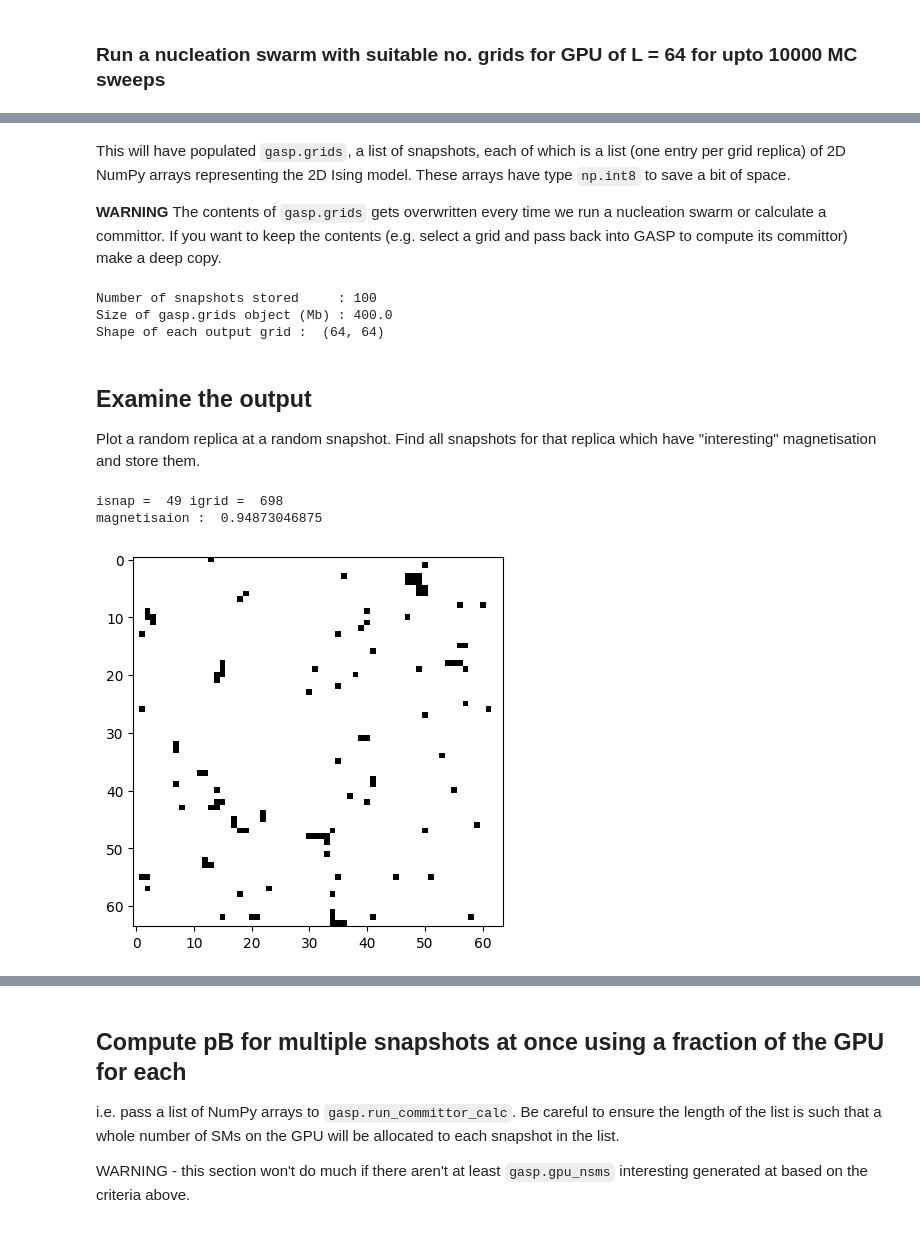
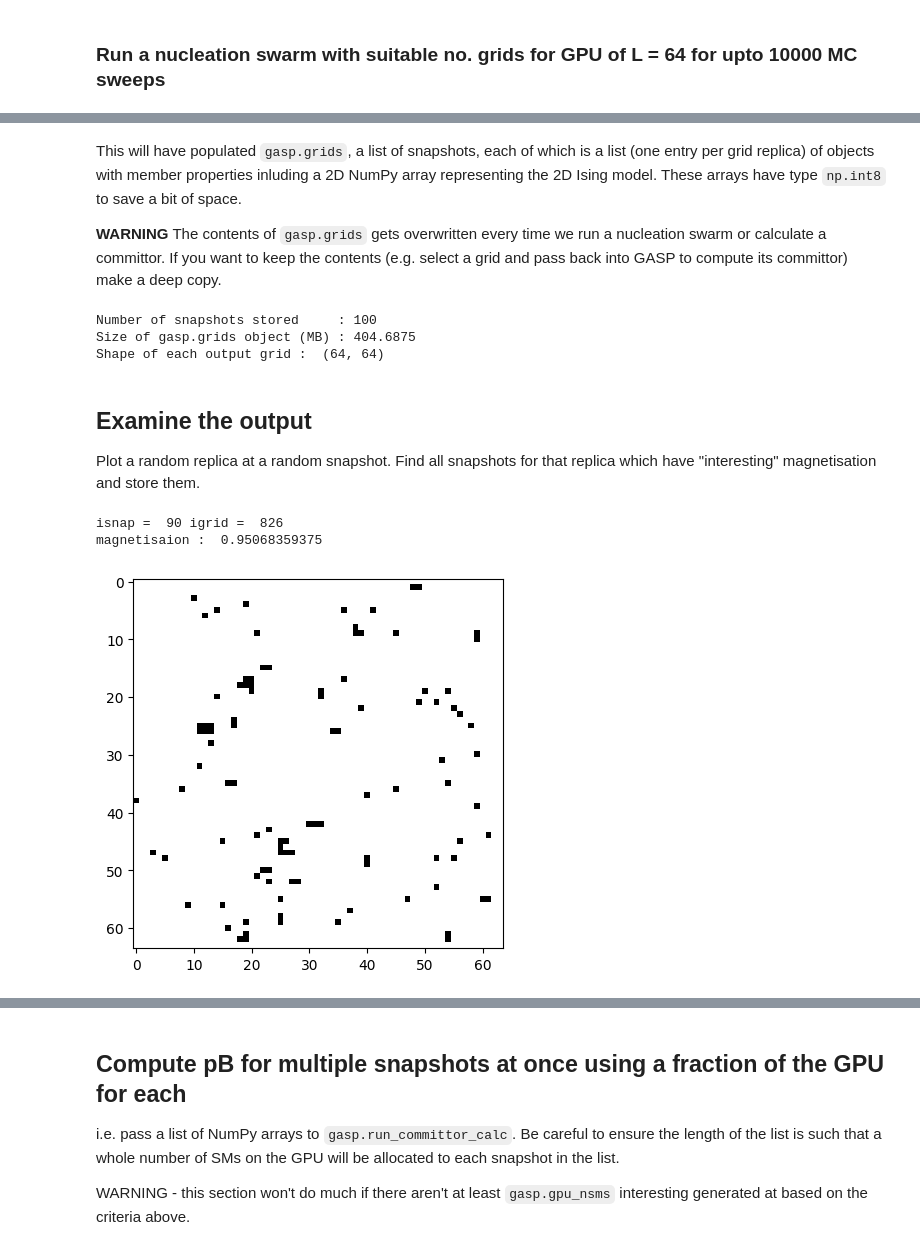
Before and after one commit to dquigley533/GPU_2DIsing, a Jupyter notebook: Jupyter/GASP_Tests.ipynb, the cells around one changed output, grey strips where cells are left out. Drawn from its saved outputs; the diff is of its cells as text; code cells hidden in the pictures.

```diff
--- a/Jupyter/GASP_Tests.ipynb
+++ b/Jupyter/GASP_Tests.ipynb
@@ -43,5 +49,5 @@ Wall time: 16.6 s
 # %% [markdown]
-This will have populated `gasp.grids`, a list of snapshots, each of which is a list (one entry per grid replica) of 2D NumPy arrays representing the 2D Ising model. These arrays have type `np.int8` to save a bit of space.
+This will have populated `gasp.grids`, a list of snapshots, each of which is a list (one entry per grid replica) of objects with member properties inluding a 2D NumPy array representing the 2D Ising model. These arrays have type `np.int8` to save a bit of space.
 
 **WARNING**
 The contents of `gasp.grids` gets overwritten every time we run a nucleation swarm or calculate a committor. If you want to keep the contents (e.g. select a grid and pass back into GASP to compute its committor) make a deep copy.
@@ -51,15 +57,16 @@ nsnaps = len(gasp.grids)
 print("Number of snapshots stored     :",nsnaps)
 
 bsize = sys.getsizeof(gasp.grids)
-print("Size of gasp.grids object (Mb) :",gasp.grids[0][0].size*gasp.grids[0][0].itemsize*len(gasp.grids)*len(gasp.grids[0])/(1024**2))
+print("Size of gasp.grids object (MB) :", (L*L*ngrids*len(gasp.grids) +
+                                           ngrids*len(gasp.grids)*sys.getsizeof(gasp.grids[0][0]))/(1024**2))
 
 #grid_nos = [ len(gasp.grids[i]) for i in range(nsnaps) ]
 #print("ngrids at each snapshot        :",grid_nos)
 
-print("Shape of each output grid : ", gasp.grids[4][0].shape)
+print("Shape of each output grid : ", gasp.grids[4][0].grid.shape)
 # %% [output]
 Number of snapshots stored     : 100
-Size of gasp.grids object (Mb) : 400.0
+Size of gasp.grids object (MB) : 404.6875
 Shape of each output grid :  (64, 64)
 # %% [markdown]
 ## Examine the output
@@ -71,18 +74,18 @@ def magnetisation(grid):
 # %%
 import matplotlib.pyplot as plt
 
 # Visualise a random grid at a random sweep
 isnap = np.random.randint(0, len(gasp.grids))
 igrid = np.random.randint(0, ngrids)
-grid_data = np.array(gasp.grids[isnap][igrid])
+grid_data = np.array(gasp.grids[isnap][igrid].grid)
 
 plt.imshow(grid_data, cmap='grey')
 print("isnap = ", isnap, "igrid = ",igrid)
-print("magnetisaion : ", magnetisation(gasp.grids[isnap][igrid]))
+print("magnetisaion : ", gasp.grids[isnap][igrid].magnetisation)
 # %% [output]
-isnap =  49 igrid =  698
-magnetisaion :  0.94873046875
+isnap =  90 igrid =  826
+magnetisaion :  0.95068359375
-[figure, old version]
+[figure, new version]
 # %%
 # Compute magnetisation vs time for grid igrid
 # Also extract from gasp.magnetisation for comparison
```
Also changed, not shown: parts of 24 cells of this notebook.
